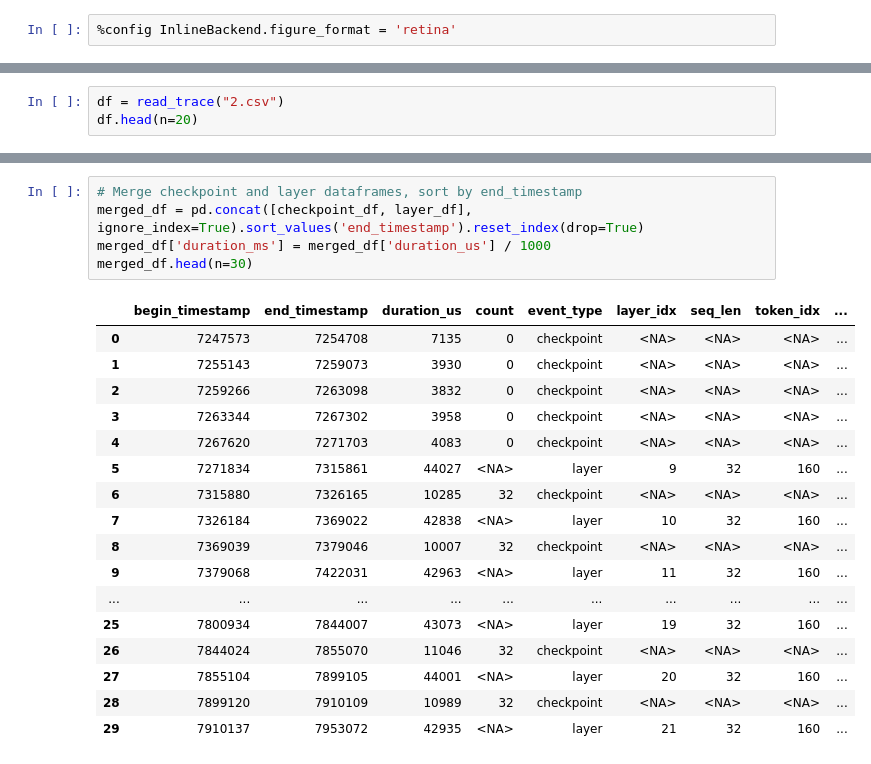
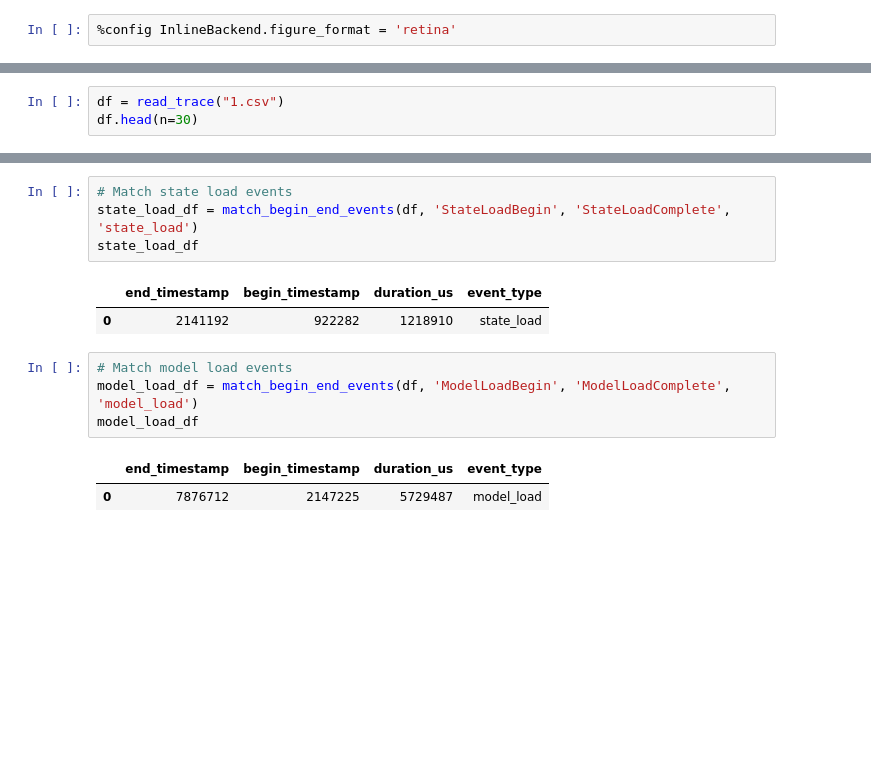
Before and after one commit to HXLLL/mllm, a Jupyter notebook: experiments/time_breakdown.ipynb, the cells around one changed output, grey strips where cells are left out. Cells and saved outputs as stored; diff of their text form; blank space fills up the shorter version.

```diff
--- a/experiments/time_breakdown.ipynb
+++ b/experiments/time_breakdown.ipynb
@@ -7,6 +5,6 @@ default figsize: (3.3339558599695587, 2.0604980384530722)
 # %%
-df = read_trace("2.csv")
-df.head(n=20)
+df = read_trace("1.csv")
+df.head(n=30)
 # %% [output]
 |  | type | timestamp_us | count | layer_idx | seq_len | token_idx |
 | 0 | StartTracing | 0 | <NA> | <NA> | <NA> | <NA> |
@@ -84,23 +107,14 @@ layer_df
 # %%
-# Merge checkpoint and layer dataframes, sort by end_timestamp
-merged_df = pd.concat([checkpoint_df, layer_df], ignore_index=True).sort_values('end_timestamp').reset_index(drop=True)
-merged_df['duration_ms'] = merged_df['duration_us'] / 1000
-merged_df.head(n=30)
+# Match state load events
+state_load_df = match_begin_end_events(df, 'StateLoadBegin', 'StateLoadComplete', 'state_load')
+state_load_df
 # %% [output]
-|  | begin_timestamp | end_timestamp | duration_us | count | event_type | layer_idx | seq_len | token_idx | ... |
-| 0 | 7247573 | 7254708 | 7135 | 0 | checkpoint | <NA> | <NA> | <NA> | ... |
-| 1 | 7255143 | 7259073 | 3930 | 0 | checkpoint | <NA> | <NA> | <NA> | ... |
-| 2 | 7259266 | 7263098 | 3832 | 0 | checkpoint | <NA> | <NA> | <NA> | ... |
-| 3 | 7263344 | 7267302 | 3958 | 0 | checkpoint | <NA> | <NA> | <NA> | ... |
-| 4 | 7267620 | 7271703 | 4083 | 0 | checkpoint | <NA> | <NA> | <NA> | ... |
-| 5 | 7271834 | 7315861 | 44027 | <NA> | layer | 9 | 32 | 160 | ... |
-| 6 | 7315880 | 7326165 | 10285 | 32 | checkpoint | <NA> | <NA> | <NA> | ... |
-| 7 | 7326184 | 7369022 | 42838 | <NA> | layer | 10 | 32 | 160 | ... |
-| 8 | 7369039 | 7379046 | 10007 | 32 | checkpoint | <NA> | <NA> | <NA> | ... |
-| 9 | 7379068 | 7422031 | 42963 | <NA> | layer | 11 | 32 | 160 | ... |
-| ... | ... | ... | ... | ... | ... | ... | ... | ... | ... |
-| 25 | 7800934 | 7844007 | 43073 | <NA> | layer | 19 | 32 | 160 | ... |
-| 26 | 7844024 | 7855070 | 11046 | 32 | checkpoint | <NA> | <NA> | <NA> | ... |
-| 27 | 7855104 | 7899105 | 44001 | <NA> | layer | 20 | 32 | 160 | ... |
-| 28 | 7899120 | 7910109 | 10989 | 32 | checkpoint | <NA> | <NA> | <NA> | ... |
-| 29 | 7910137 | 7953072 | 42935 | <NA> | layer | 21 | 32 | 160 | ... |
+|  | end_timestamp | begin_timestamp | duration_us | event_type |
+| 0 | 2141192 | 922282 | 1218910 | state_load |
+# %%
+# Match model load events
+model_load_df = match_begin_end_events(df, 'ModelLoadBegin', 'ModelLoadComplete', 'model_load')
+model_load_df
+# %% [output]
+|  | end_timestamp | begin_timestamp | duration_us | event_type |
+| 0 | 7876712 | 2147225 | 5729487 | model_load |
```
Also changed, not shown: parts of 9 cells of this notebook.
